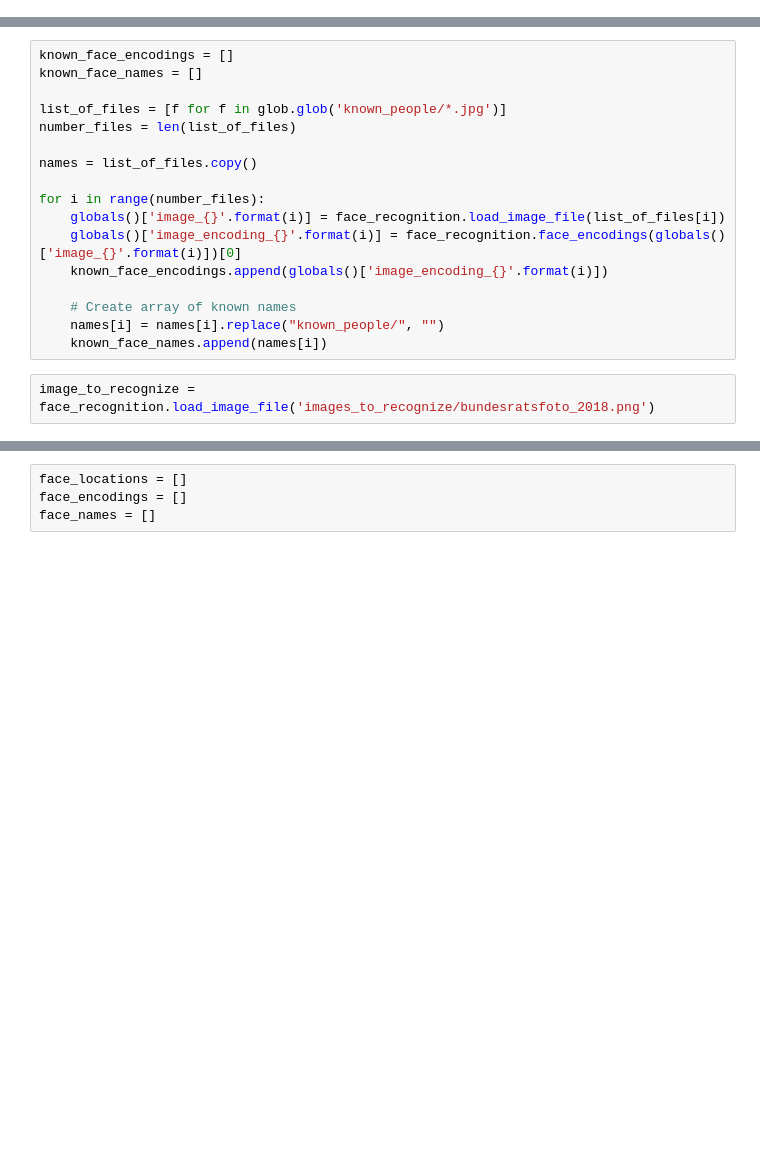
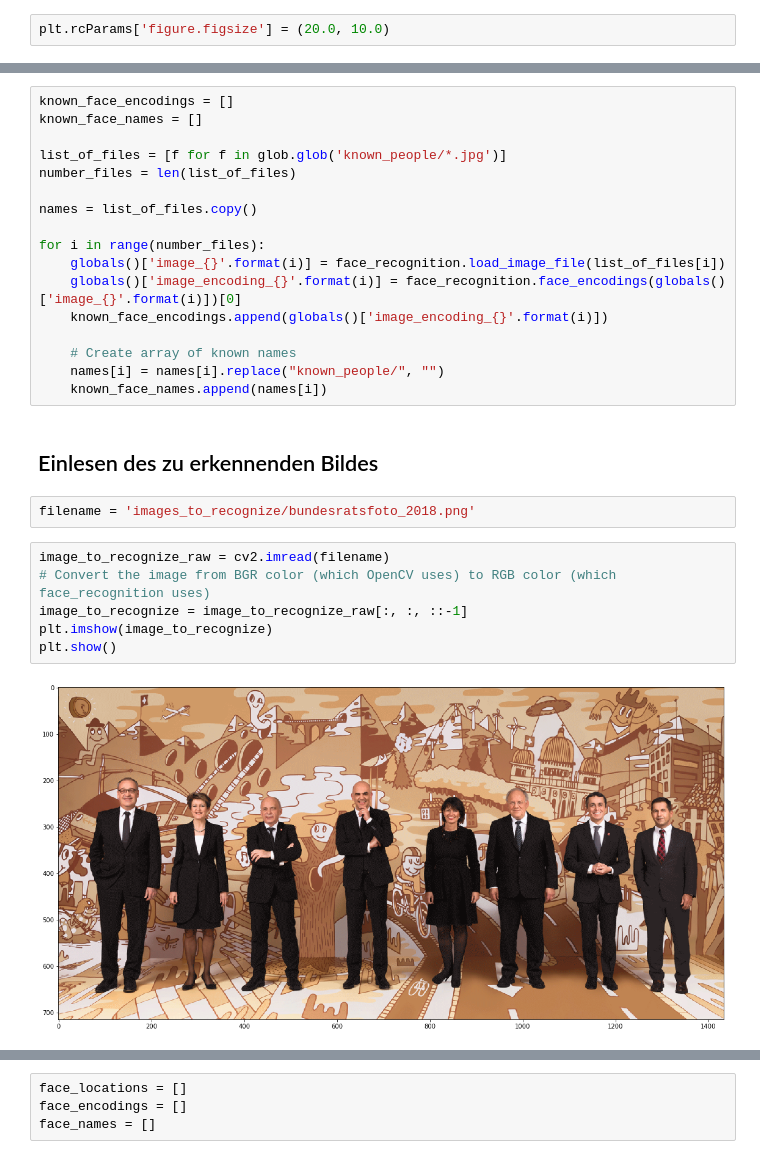
Before and after one commit to dsi-engineering-ag/face-recognition-example, a Jupyter notebook: Face Recognition.ipynb, the cells around one changed output, grey strips where cells are left out. Saved outputs shown, nothing was run; the diff lists cells and outputs as text; blank space fills up the shorter version.

Commit message:
face recognition

```diff
--- a/Face Recognition.ipynb
+++ b/Face Recognition.ipynb
@@ -9,0 +26,2 @@ make an array of all the saved jpg files' paths
+# %%
+plt.rcParams['figure.figsize'] = (20.0, 10.0)
@@ -24,5 +50,15 @@ for i in range(number_files):
     # Create array of known names
     names[i] = names[i].replace("known_people/", "")
     known_face_names.append(names[i])
+# %% [markdown]
+## Einlesen des zu erkennenden Bildes
 # %%
-image_to_recognize = face_recognition.load_image_file('images_to_recognize/bundesratsfoto_2018.png')
+filename = 'images_to_recognize/bundesratsfoto_2018.png'
+# %%
+image_to_recognize_raw = cv2.imread(filename)
+# Convert the image from BGR color (which OpenCV uses) to RGB color (which face_recognition uses)
+image_to_recognize = image_to_recognize_raw[:, :, ::-1]
+plt.imshow(image_to_recognize)
+plt.show()
+# %% [output]
+[figure, added]
```
Also changed, not shown: parts of 11 cells of this notebook, 1 other file.
